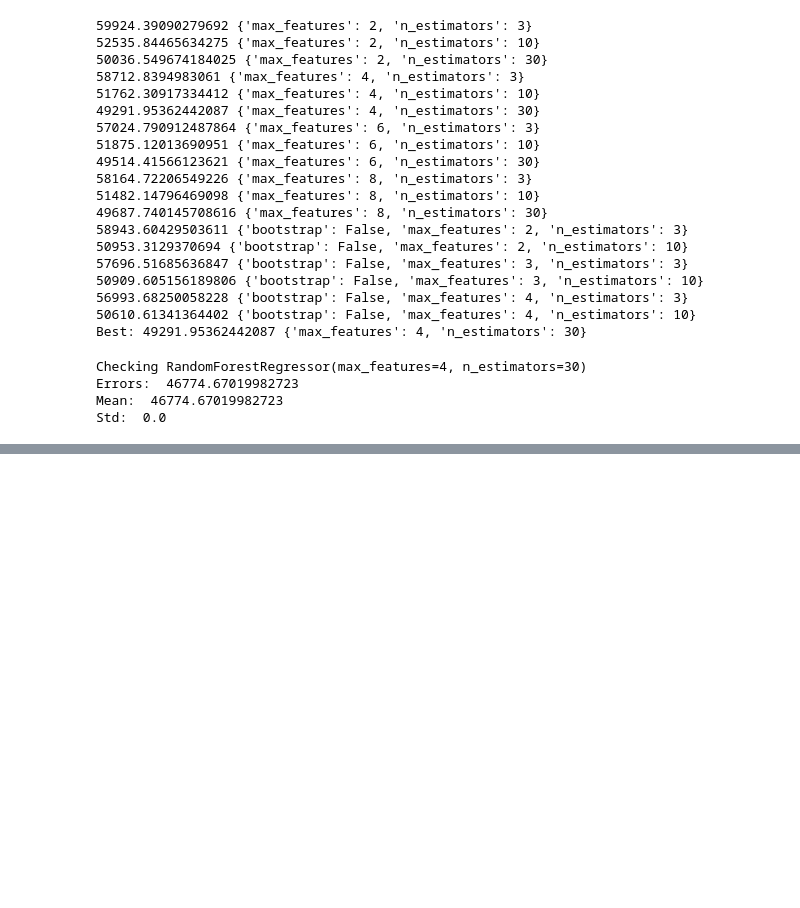
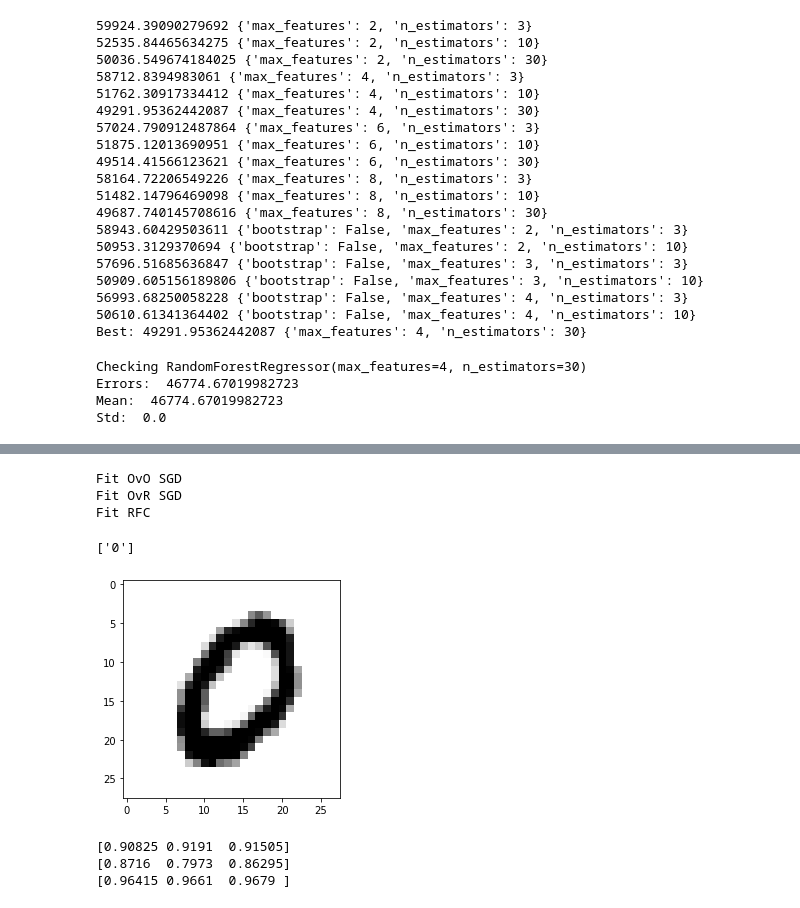
Before and after one commit to JustBeYou/MachineLearningStanford, a Jupyter notebook: hands_on/Hands-On Machine Learning.ipynb, the cells around one changed output, grey strips where cells are left out. Saved outputs shown, nothing was run; the diff lists cells and outputs as text; code cells hidden in the pictures; blank space fills up the shorter version.

```diff
--- a/hands_on/Hands-On Machine Learning.ipynb
+++ b/hands_on/Hands-On Machine Learning.ipynb
@@ -381,0 +452,37 @@ Std:  0.0
+# %%
+from sklearn.linear_model import SGDClassifier
+from sklearn.ensemble import RandomForestClassifier
+from sklearn.multiclass import OneVsOneClassifier, OneVsRestClassifier
+
+ovo_sgd = OneVsOneClassifier(SGDClassifier(random_state=42))
+ovr_sgd = OneVsRestClassifier(SGDClassifier(random_state=42))
+rfc = RandomForestClassifier()
+
+ovo_sgd.fit(X_train, y_train)
+print ("Fit OvO SGD")
+ovr_sgd.fit(X_train, y_train)
+print ("Fit OvR SGD")
+rfc.fit(X_train, y_train)
+print ("Fit RFC")
+# %% [output]
+Fit OvO SGD
+Fit OvR SGD
+Fit RFC
+# %%
+print(sgd.predict([X_train[200]]))
+digit = X_train[200].reshape(28, 28)
+plt.imshow(digit, cmap = matplotlib.cm.binary, interpolation="nearest")
+plt.show()
+# %% [output]
+['0']
+[figure, added]
+# %%
+from sklearn.model_selection import cross_val_score, cross_val_predict
+
+print(cross_val_score(ovo_sgd, X_train, y_train, cv=3, scoring="accuracy"))
+print(cross_val_score(ovr_sgd, X_train, y_train, cv=3, scoring="accuracy"))
+print(cross_val_score(rfc, X_train, y_train, cv=3, scoring="accuracy"))
+# %% [output]
+[0.90825 0.9191  0.91505]
+[0.8716  0.7973  0.86295]
+[0.96415 0.9661  0.9679 ]
```
Also changed, not shown: parts of 12 cells of this notebook.
